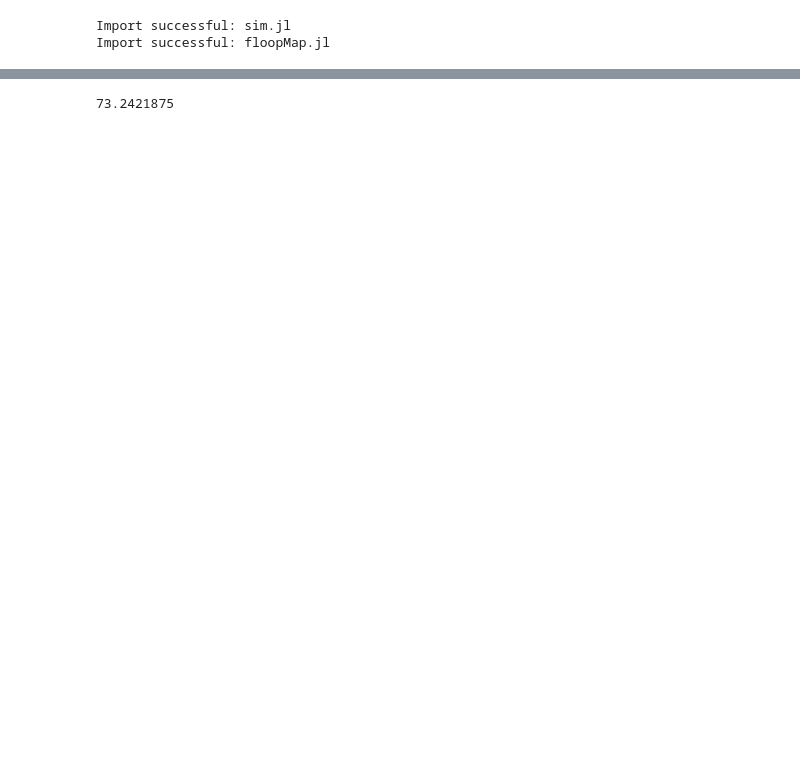
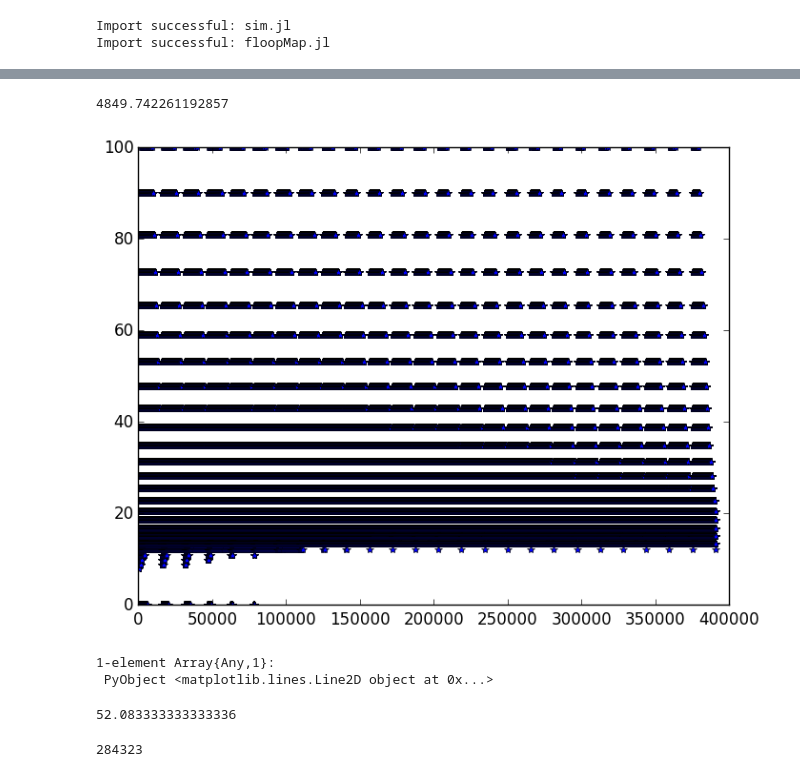
Before and after one commit to k2shah/FLOOP, a Jupyter notebook: KS-sandbox.ipynb, the cells around one changed output, grey strips where cells are left out. Saved outputs shown, nothing was run; the diff lists cells and outputs as text; code cells hidden in the pictures; blank space fills up the shorter version.

```diff
--- a/KS-sandbox.ipynb
+++ b/KS-sandbox.ipynb
@@ -92,14 +110,21 @@ savefig("reach_$(nSeg)_$(aLimit).png")
 # %%
 #init value func
 value=zeros(stateMap.nSize)
+reward=zeros(stateMap.nSize)
 nullAction=round(actionMap.nSize/2)
 policy=int64(ones(stateMap.nSize)*nullAction)
-γ=.9
 tic()
-goal=[1 -3]
-goalTrh=.1
 for s=1:stateMap.nSize
-    value[s]=norm(ePos[s_,:]-goal)<goalTrh? 100:0
+    value[s]=norm(ePos[s,:]-goal.cent)<goal.radius? 100:0
 end
+norm(value)
+# %% [output]
+4849.742261192857
+# %%
+plot(value, "b*")
+# %% [output]
+[figure, added]
+1-element Array{Any,1}:
+ PyObject <matplotlib.lines.Line2D object at 0x...>
 # %%
 #run value itr
@@ -134 +156,5 @@ for i=1:3
 end
+# %%
+stateMap.nSize/100 * .8 /60
+# %% [output]
+52.083333333333336
@@ -135,6 +179,9 @@ end
 # %%
-stateMap.nSize/100 * 2.7 /60/60
+stateMap.nSize/100 * .7 /60
-# %% [output]
-73.2421875
+# %%
+state=randEval(stateMap)
+sInd=eval2ind(int64(state), stateMap)
+# %% [output]
+284323
 # %%
 #eval policy
```
Also changed, not shown: parts of 19 cells of this notebook, 38 other files.
